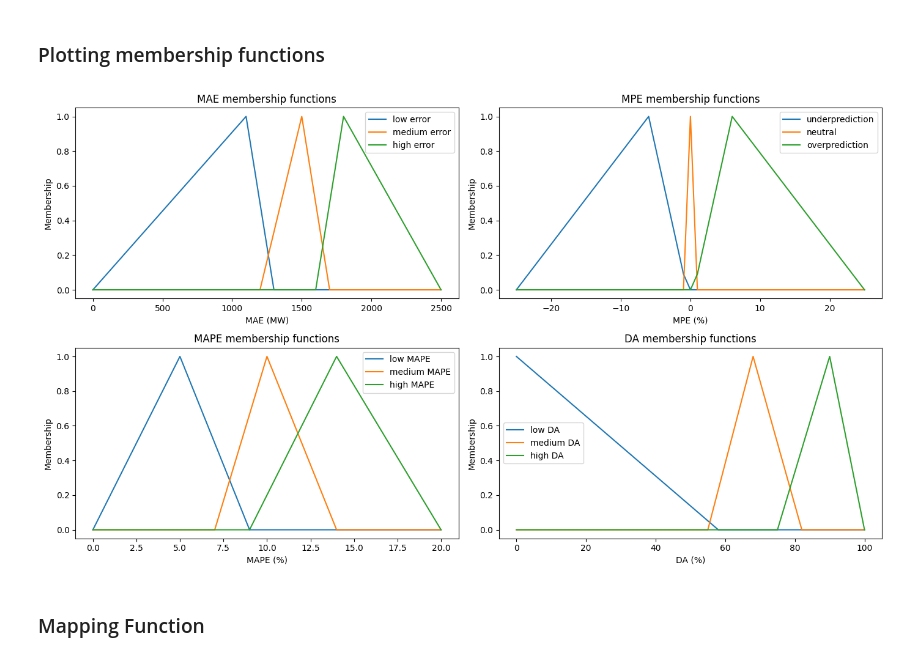
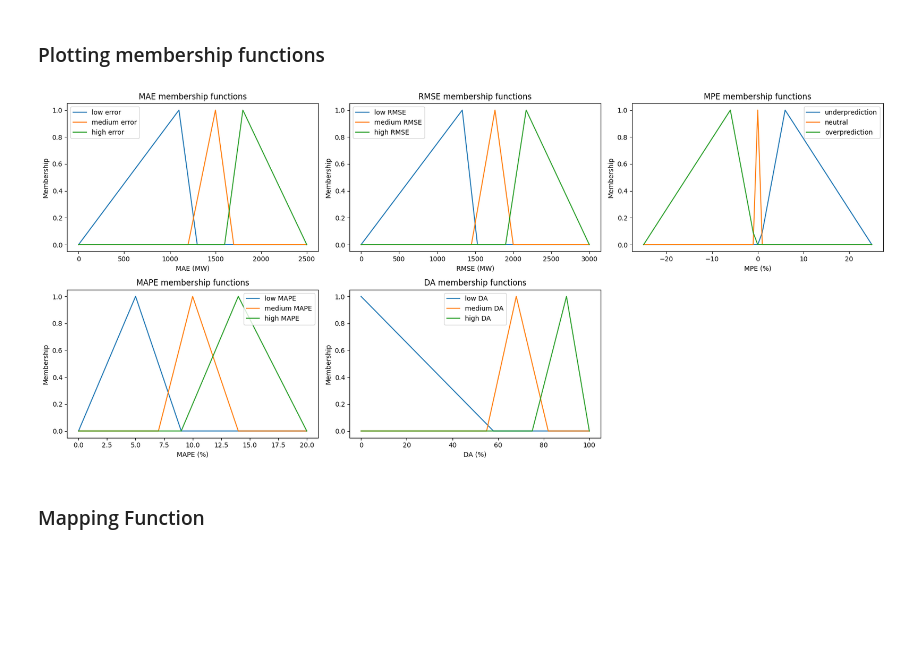
Before and after one commit to marilenaManoli/Time-Series-Forecast-Explanation-Thesis-Project, a Jupyter notebook: notebooks/04_fuzzy_labels.ipynb, the cells around one changed output. Saved outputs shown, nothing was run; the diff lists cells and outputs as text; code cells hidden in the pictures; blank space fills up the shorter version.

```diff
--- a/notebooks/04_fuzzy_labels.ipynb
+++ b/notebooks/04_fuzzy_labels.ipynb
@@ -53,9 +53,13 @@ mae_medium = fuzz.trimf(mae_universe, [1200, 1500, 1700])
 mae_high   = fuzz.trimf(mae_universe, [1600, 1800, 2500])
 
 # ── MPE membership functions (bias direction) ──
-mpe_under   = fuzz.trimf(mpe_universe, [-25, -6, -0.5])
+# NOTE (fixed 2026-08-08): boundaries were previously swapped relative to the
+# MPE formula's actual sign convention (mean((actual-predicted)/actual)*100 --
+# positive = under-prediction, negative = over-prediction, notebook 03). The
+# variable names below now correctly match which side of zero they cover.
+mpe_under   = fuzz.trimf(mpe_universe, [0.5, 6, 25])
 mpe_neutral = fuzz.trimf(mpe_universe, [-1.0, 0, 1.0])
-mpe_over    = fuzz.trimf(mpe_universe, [0.5, 6, 25])
+mpe_over    = fuzz.trimf(mpe_universe, [-25, -6, -0.5])
 
 # ── MAPE membership functions (scale-free accuracy, benchmarked for 30-day energy forecast) ──
 mape_low    = fuzz.trimf(mape_universe, [0,  5,  9])   # good performers (< ~8 %)
@@ -74,36 +78,44 @@ rmse_high   = fuzz.trimf(rmse_universe, [1900, 2170, 3000])
 # %% [markdown]
 ### Plotting membership functions
 # %%
-fig, axes = plt.subplots(2, 2, figsize=(14, 8))
+fig, axes = plt.subplots(2, 3, figsize=(18, 8))
 
 axes[0,0].plot(mae_universe, mae_low,    label="low error")
 axes[0,0].plot(mae_universe, mae_medium, label="medium error")
 axes[0,0].plot(mae_universe, mae_high,   label="high error")
 axes[0,0].set_title("MAE membership functions"); axes[0,0].set_xlabel("MAE (MW)")
 axes[0,0].set_ylabel("Membership"); axes[0,0].legend()
 
-axes[0,1].plot(mpe_universe, mpe_under,   label="underprediction")
-axes[0,1].plot(mpe_universe, mpe_neutral, label="neutral")
-axes[0,1].plot(mpe_universe, mpe_over,    label="overprediction")
-axes[0,1].set_title("MPE membership functions"); axes[0,1].set_xlabel("MPE (%)")
+axes[0,1].plot(rmse_universe, rmse_low,    label="low RMSE")
+axes[0,1].plot(rmse_universe, rmse_medium, label="medium RMSE")
+axes[0,1].plot(rmse_universe, rmse_high,   label="high RMSE")
+axes[0,1].set_title("RMSE membership functions"); axes[0,1].set_xlabel("RMSE (MW)")
 axes[0,1].set_ylabel("Membership"); axes[0,1].legend()
+
+axes[0,2].plot(mpe_universe, mpe_under,   label="underprediction")
+axes[0,2].plot(mpe_universe, mpe_neutral, label="neutral")
+axes[0,2].plot(mpe_universe, mpe_over,    label="overprediction")
+axes[0,2].set_title("MPE membership functions"); axes[0,2].set_xlabel("MPE (%)")
+axes[0,2].set_ylabel("Membership"); axes[0,2].legend()
 
 axes[1,0].plot(mape_universe, mape_low,    label="low MAPE")
 axes[1,0].plot(mape_universe, mape_medium, label="medium MAPE")
 axes[1,0].plot(mape_universe, mape_high,   label="high MAPE")
 axes[1,0].set_title("MAPE membership functions"); axes[1,0].set_xlabel("MAPE (%)")
 axes[1,0].set_ylabel("Membership"); axes[1,0].legend()
 
 axes[1,1].plot(da_universe, da_low,    label="low DA")
 axes[1,1].plot(da_universe, da_medium, label="medium DA")
 axes[1,1].plot(da_universe, da_high,   label="high DA")
 axes[1,1].set_title("DA membership functions"); axes[1,1].set_xlabel("DA (%)")
 axes[1,1].set_ylabel("Membership"); axes[1,1].legend()
 
+axes[1,2].axis("off")
+
 plt.tight_layout()
 plt.show()
 # %% [output]
-[figure, old version]
+[figure, new version]
 # %% [markdown]
 ### Mapping Function
 # %%
```
Also changed, not shown: parts of 2 cells of this notebook, 9 other files.
